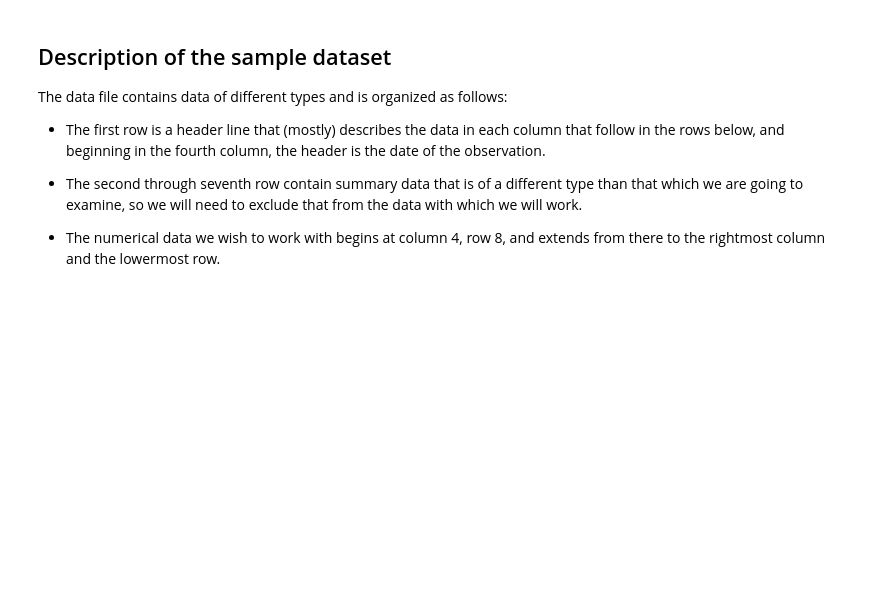
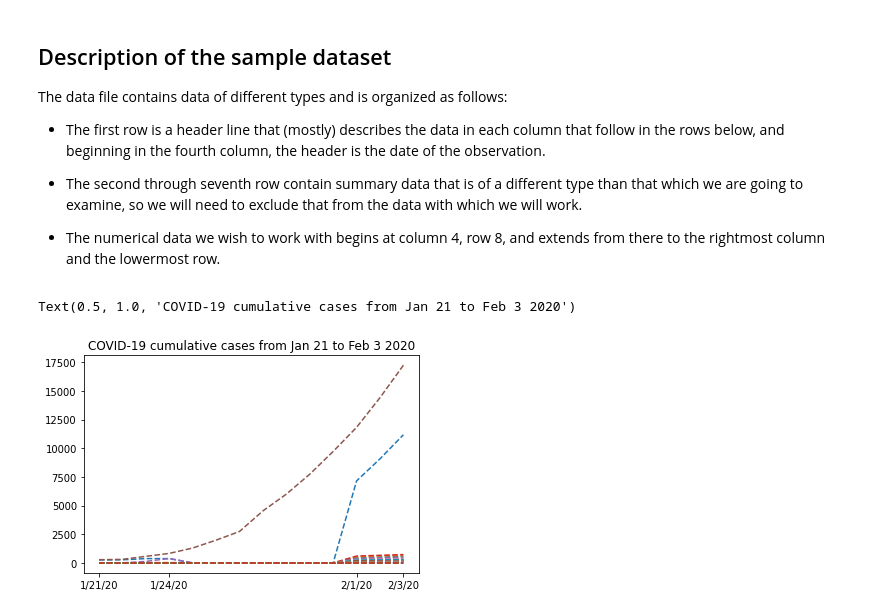
Before and after one commit to rifatrakib/practical-numpy, a Jupyter notebook: masking.ipynb, the cells around one changed output. Saved outputs shown, nothing was run; the diff lists cells and outputs as text; code cells hidden in the pictures; blank space fills up the shorter version.

Commit message:
basic masking introduction notebook shows conditional visualization on missing value region

```diff
--- a/masking.ipynb
+++ b/masking.ipynb
@@ -48,20 +50,34 @@ The data file contains data of different types and is organized as follows:
 
 * The numerical data we wish to work with begins at column 4, row 8, and extends from there to the rightmost column and the lowermost row.
 # %%
+# Note we are using skip_header and usecols to read only portions of the
+# data file into each variable.
+# Read just the dates for columns 4-18 from the first row
 dates = np.genfromtxt(
     filename, dtype=np.unicode_, delimiter=',',
     max_rows=1, usecols=range(4, 18),
     encoding='utf-8-sig',
 )
 
+# Read the names of the geographic locations from the first two
+# columns, skipping the first six rows
 locations = np.genfromtxt(
     filename, dtype=np.unicode_, delimiter=',',
     skip_header=6, usecols=(0, 1),
     encoding='utf-8-sig',
 )
 
+# Read the numeric data from just the first 14 days
 nbcases = np.genfromtxt(
     filename, dtype=np.int_, delimiter=',',
-    skip_header=6, usecols=(4, 18),
+    skip_header=6, usecols=range(4, 18),
     encoding='utf-8-sig',
 )
+# %%
+selected_dates = [0, 3, 11, 13]
+plt.plot(dates, nbcases.T, '--')
+plt.xticks(selected_dates, dates[selected_dates])
+plt.title('COVID-19 cumulative cases from Jan 21 to Feb 3 2020')
+# %% [output]
+Text(0.5, 1.0, 'COVID-19 cumulative cases from Jan 21 to Feb 3 2020')
+[figure, added]
```
Also changed, not shown: parts of 28 cells of this notebook.
